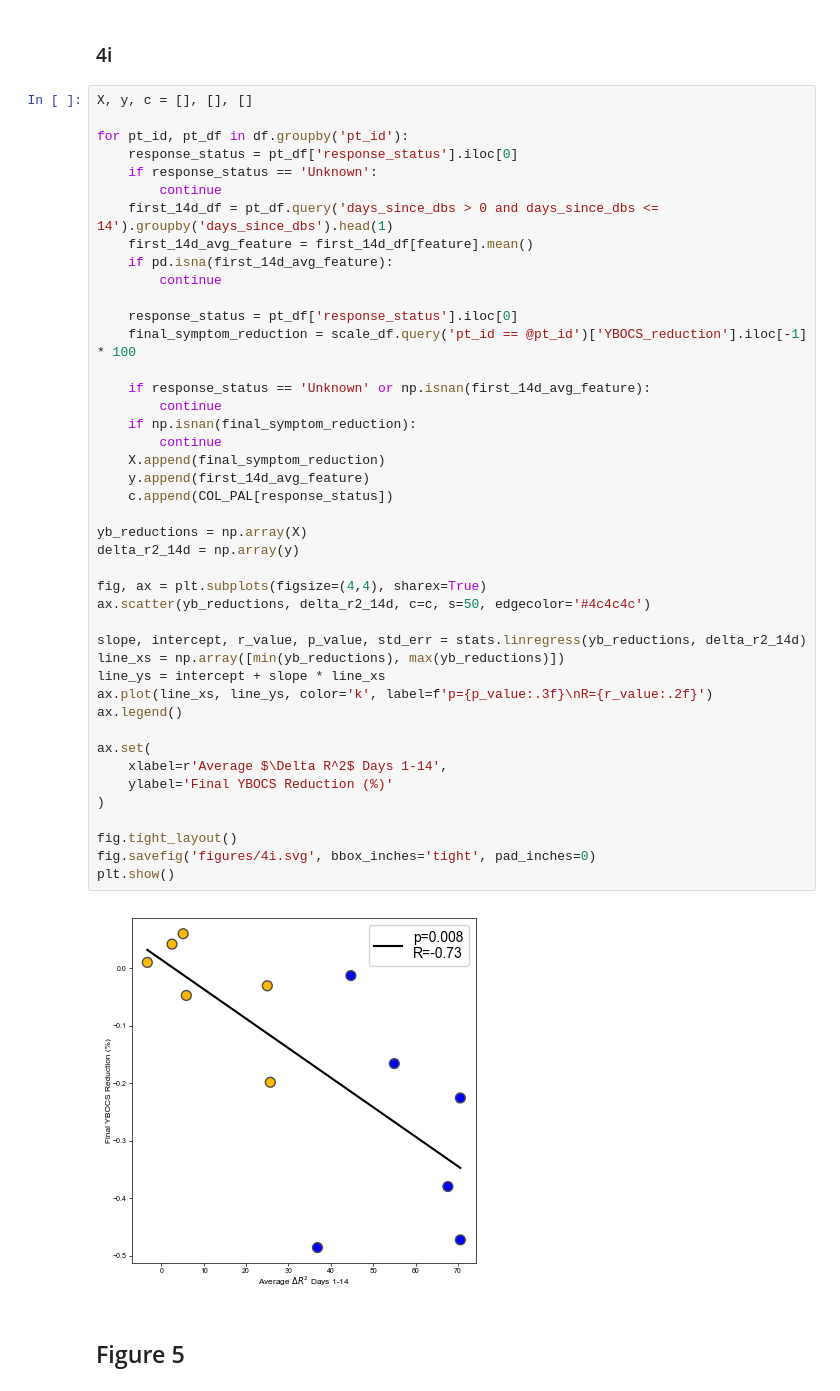
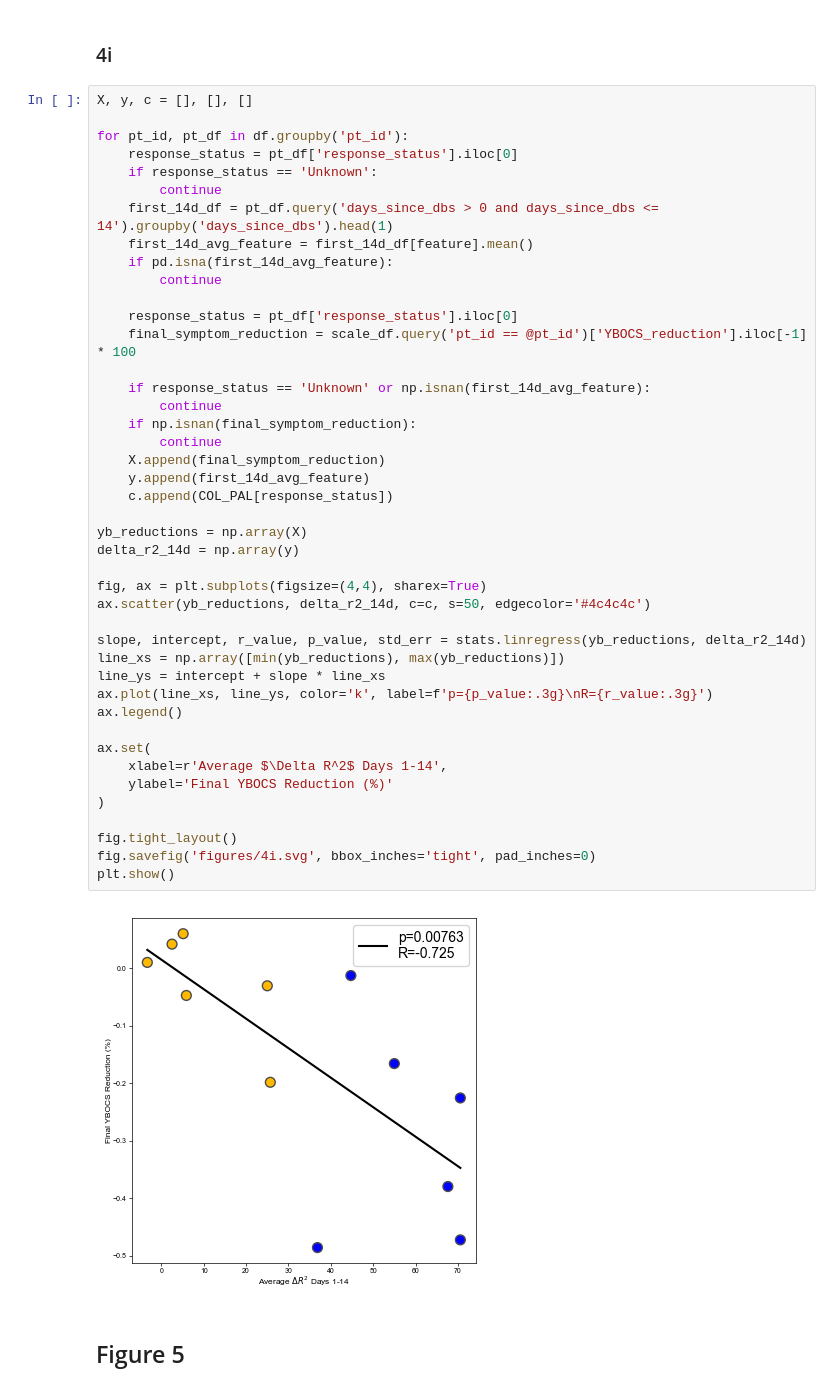
Before and after one commit to ProvenzaLab/PerceptPredictability, a Jupyter notebook: process_data.ipynb, the cells around one changed output. Saved outputs shown, nothing was run; the diff lists cells and outputs as text.

```diff
--- a/process_data.ipynb
+++ b/process_data.ipynb
@@ -1476,35 +1476,35 @@ for pt_id, pt_df in df.groupby('pt_id'):
     final_symptom_reduction = scale_df.query('pt_id == @pt_id')['YBOCS_reduction'].iloc[-1] * 100
 
     if response_status == 'Unknown' or np.isnan(first_14d_avg_feature):
         continue
     if np.isnan(final_symptom_reduction):
         continue
     X.append(final_symptom_reduction)
     y.append(first_14d_avg_feature)
     c.append(COL_PAL[response_status])
 
 yb_reductions = np.array(X)
 delta_r2_14d = np.array(y)
 
 fig, ax = plt.subplots(figsize=(4,4), sharex=True)
 ax.scatter(yb_reductions, delta_r2_14d, c=c, s=50, edgecolor='#4c4c4c')
 
 slope, intercept, r_value, p_value, std_err = stats.linregress(yb_reductions, delta_r2_14d)
 line_xs = np.array([min(yb_reductions), max(yb_reductions)])
 line_ys = intercept + slope * line_xs
-ax.plot(line_xs, line_ys, color='k', label=f'p={p_value:.3f}\nR={r_value:.2f}')
+ax.plot(line_xs, line_ys, color='k', label=f'p={p_value:.3g}\nR={r_value:.3g}')
 ax.legend()
 
 ax.set(
     xlabel=r'Average $\Delta R^2$ Days 1-14',
     ylabel='Final YBOCS Reduction (%)'
 )
 
 fig.tight_layout()
 fig.savefig('figures/4i.svg', bbox_inches='tight', pad_inches=0)
 plt.show()
 # %% [output]
-[figure, old version]
+[figure, new version]
 # %% [markdown]
 ## Figure 5
 # %% [markdown]
```
Also changed, not shown: parts of 1 cell of this notebook.
